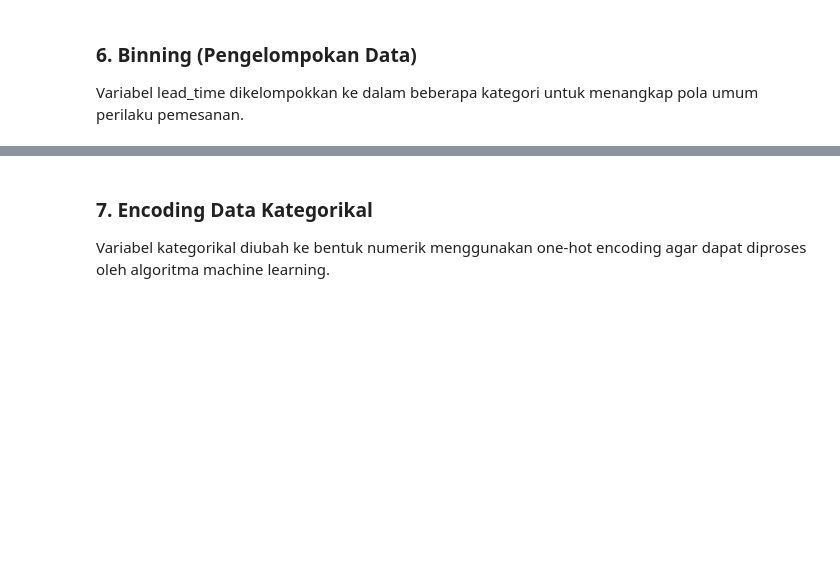
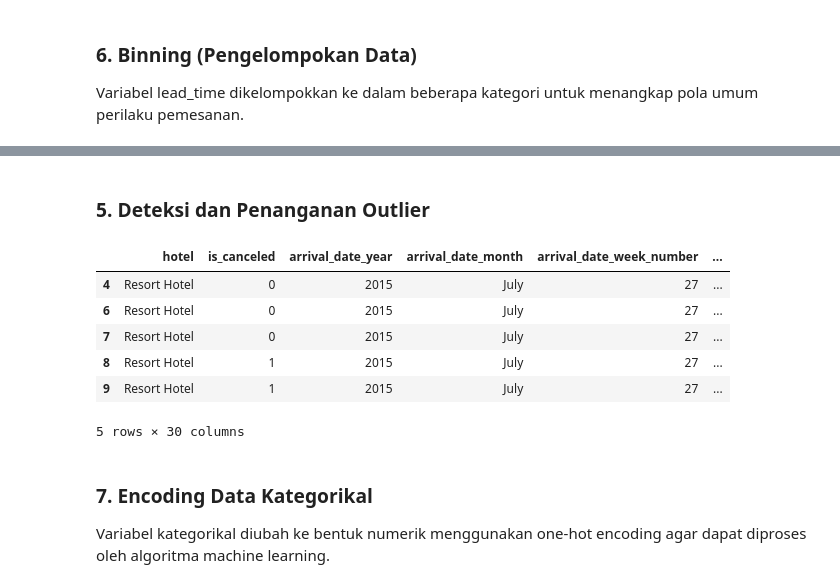
Before and after one commit to ffiyyeyyz/Eksperimen_SML_Luthfiyya-Nur-Rachmi, a Jupyter notebook: preprocessing/Eksperimen_Luthfiyya-Nur-Rachmi.ipynb, the cells around one changed output, grey strips where cells are left out. Saved outputs shown, nothing was run; the diff lists cells and outputs as text; code cells hidden in the pictures; blank space fills up the shorter version.

```diff
--- a/preprocessing/Eksperimen_Luthfiyya-Nur-Rachmi.ipynb
+++ b/preprocessing/Eksperimen_Luthfiyya-Nur-Rachmi.ipynb
@@ -427,12 +430,0 @@
-# %%
-from sklearn.preprocessing import StandardScaler
-
-numerical_cols = [
-    'lead_time',
-    'adr',
-    'stays_in_week_nights',
-    'stays_in_weekend_nights'
-]
-
-scaler = StandardScaler()
-df[numerical_cols] = scaler.fit_transform(df[numerical_cols])
@@ -484 +449,3 @@ Long           1030
 Name: count, dtype: int64
+# %% [markdown]
+### **5. Deteksi dan Penanganan Outlier**
@@ -485,3 +464,13 @@ Name: count, dtype: int64
+# %%
+df.head()
+# %% [output]
+|  | hotel | is_canceled | arrival_date_year | arrival_date_month | arrival_date_week_number | ... |
+| 4 | Resort Hotel | 0 | 2015 | July | 27 | ... |
+| 6 | Resort Hotel | 0 | 2015 | July | 27 | ... |
+| 7 | Resort Hotel | 0 | 2015 | July | 27 | ... |
+| 8 | Resort Hotel | 1 | 2015 | July | 27 | ... |
+| 9 | Resort Hotel | 1 | 2015 | July | 27 | ... |
+5 rows × 30 columns
 # %% [markdown]
 ### **7. Encoding Data Kategorikal**
 Variabel kategorikal diubah ke bentuk numerik menggunakan one-hot encoding agar dapat diproses oleh algoritma machine learning.
```
Also changed, not shown: parts of 13 cells of this notebook.
